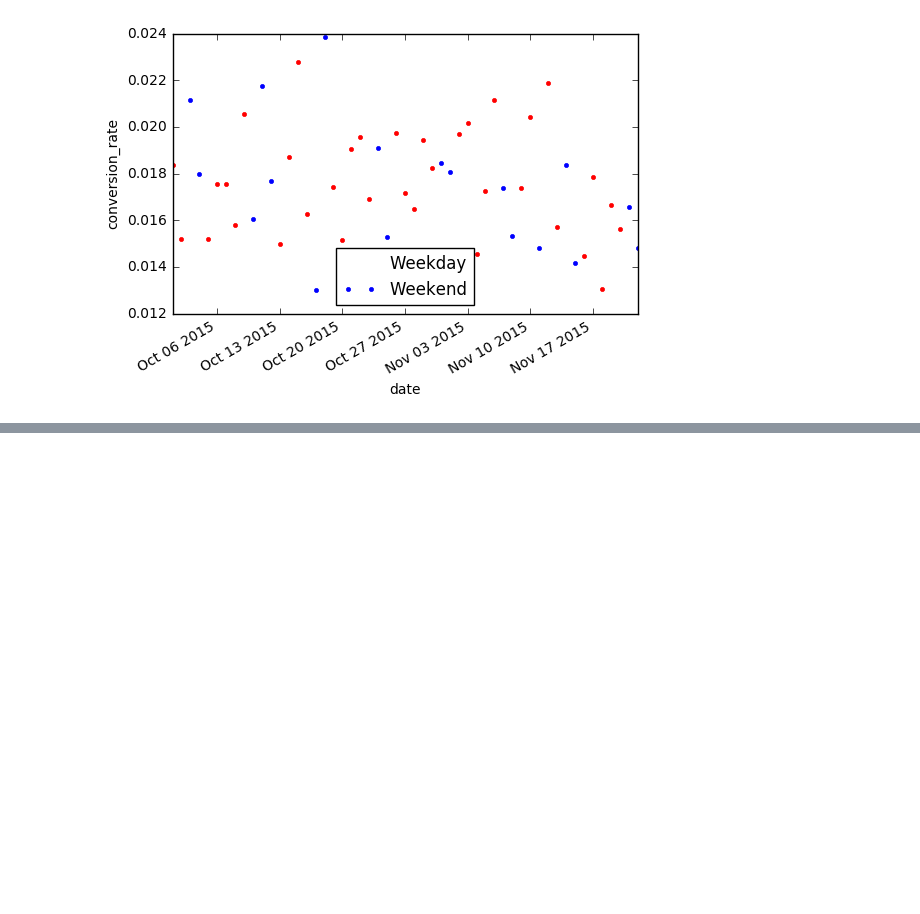
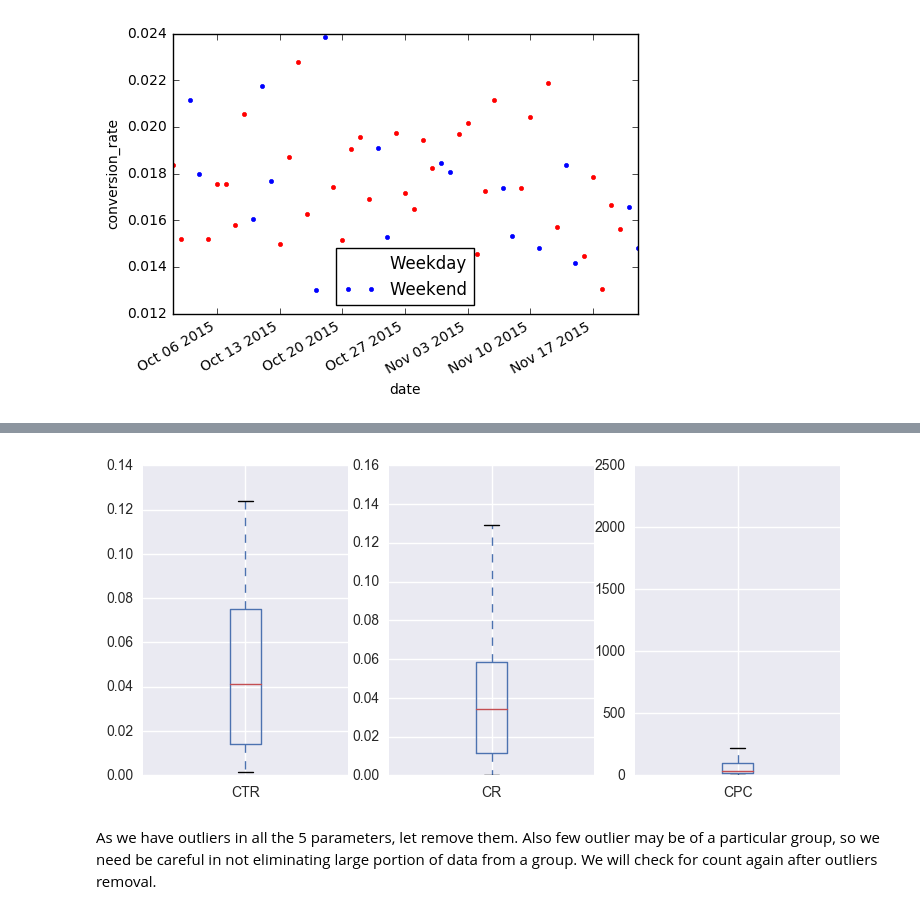
Before and after one commit to pappakrishnan/Ads-Analysis, a Jupyter notebook: Ads Analysis.ipynb, the cells around one changed output, grey strips where cells are left out. Saved outputs shown, nothing was run; the diff lists cells and outputs as text; code cells hidden in the pictures; blank space fills up the shorter version.

```diff
--- a/Ads Analysis.ipynb
+++ b/Ads Analysis.ipynb
@@ -629,0 +665,10 @@ Parameters required for calculating p-value and 1-power:
+# %%
+fig, axes = plt.subplots(1, 3, figsize=(9,4))
+dff[['CTR']].plot.box(ax = axes[0])
+dff[['CR']].plot.box(ax = axes[1])
+dff[['CPC']].plot.box(ax = axes[2])
+plt.show()
+# %% [output]
+[figure, added]
+# %% [markdown]
+As we have outliers in all the 5 parameters, let remove them. Also few outlier may be of a particular group, so we need be careful in not eliminating large portion of data from a group. We will check for count again after outliers removal.
```
Also changed, not shown: parts of 110 cells of this notebook.
